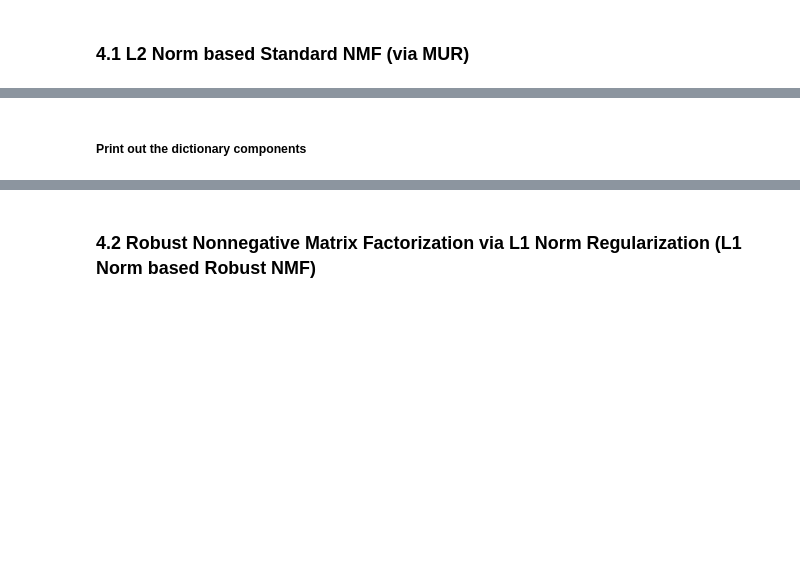
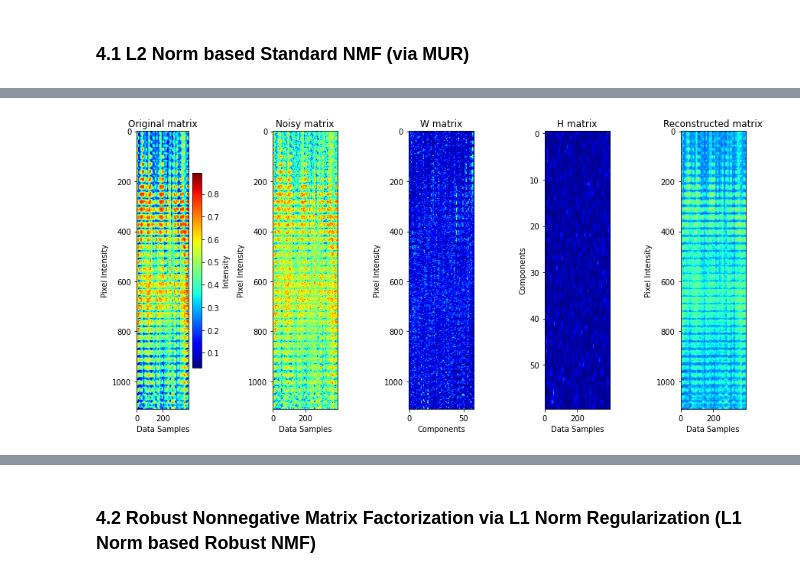
Before and after one commit to zyinghua/nmf-robustness-analysis, a Jupyter notebook: code.ipynb, the cells around one changed output, grey strips where cells are left out. Cells and saved outputs as stored; diff of their text form; code cells hidden in the pictures; blank space fills up the shorter version.

```diff
--- a/code.ipynb
+++ b/code.ipynb
@@ -445,4 +443,43 @@ RRE: 0.32006016940036963, Average Accuracy: 0.2875, NMI: 0.4441261811063279
 # %%
 X_rec = model1.reconstruct_train()
-# %% [markdown]
-##### Print out the dictionary components
+# %%
+import matplotlib.pyplot as plt
+import numpy as np
+
+plt.figure(figsize=(12, 6))
+
+plt.subplot(1, 5, 1)
+plt.title('Original matrix')
+plt.imshow(X_hat, aspect='auto', cmap='jet', origin='upper')
+plt.colorbar(label='Intensity')
+plt.xlabel('Data Samples')
+plt.ylabel('Pixel Intensity')
+
+plt.subplot(1, 5, 2)
+plt.title('Noisy matrix')
+plt.imshow(X_noise, aspect='auto', cmap='jet', origin='upper')
+plt.xlabel('Data Samples')
+plt.ylabel('Pixel Intensity')
+
+plt.subplot(1, 5, 3)
+plt.title('W matrix')
+plt.imshow(model1.W, aspect='auto', cmap='jet', origin='upper')
+plt.xlabel('Components')
+plt.ylabel('Pixel Intensity')
+
+plt.subplot(1, 5, 4)
+plt.title('H matrix')
+plt.imshow(model1.H, aspect='auto', cmap='jet', origin='upper')
+plt.xlabel('Data Samples')
+plt.ylabel('Components')
+
+plt.subplot(1, 5, 5)
+plt.title('Reconstructed matrix')
+plt.imshow(X_rec, aspect='auto', cmap='jet', origin='upper')
+plt.xlabel('Data Samples')
+plt.ylabel('Pixel Intensity')
+
+plt.tight_layout()
+plt.show()
+# %% [output]
+[figure, added]
```
Also changed, not shown: parts of 72 cells of this notebook, 3 other files.
